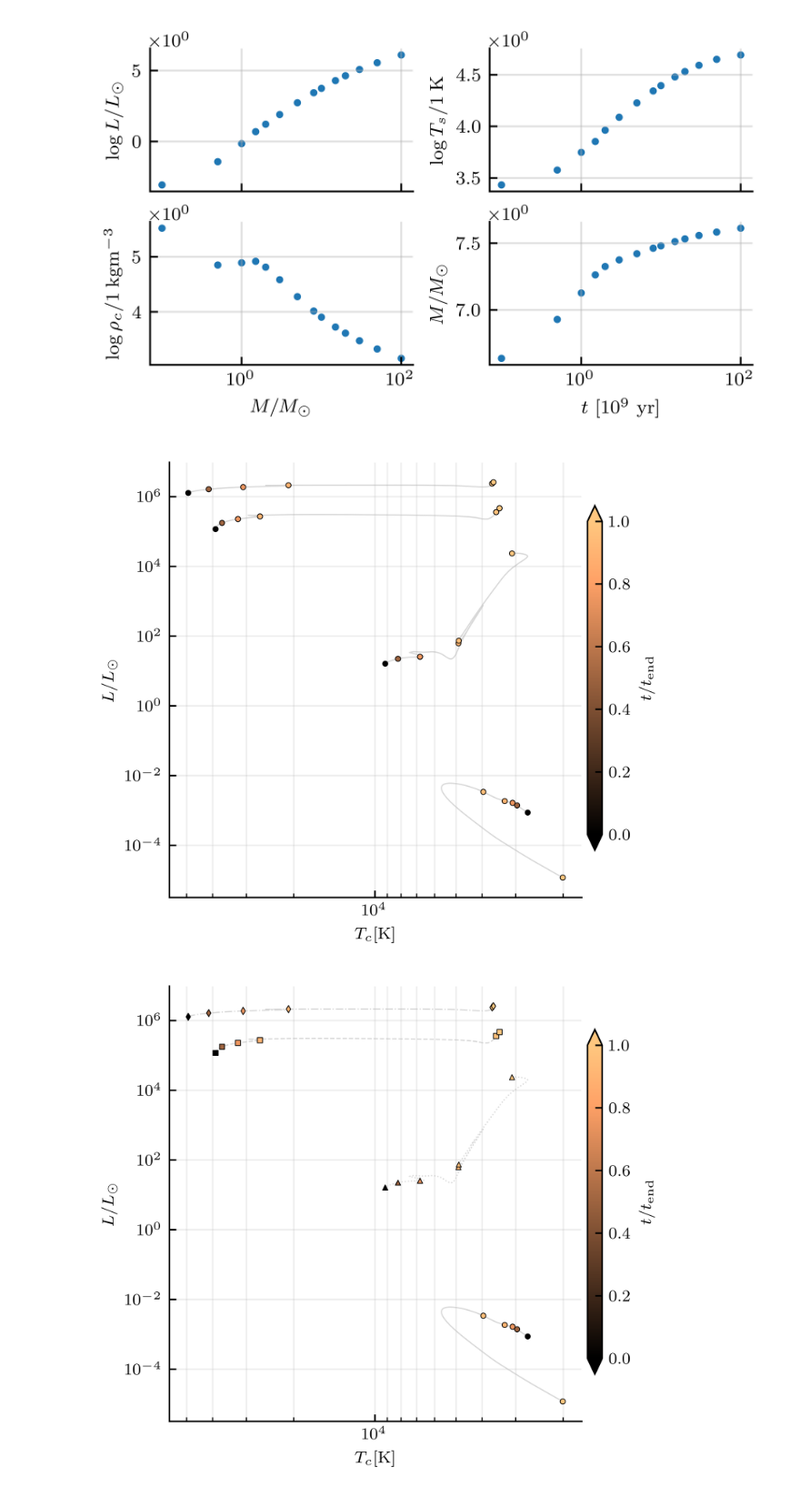
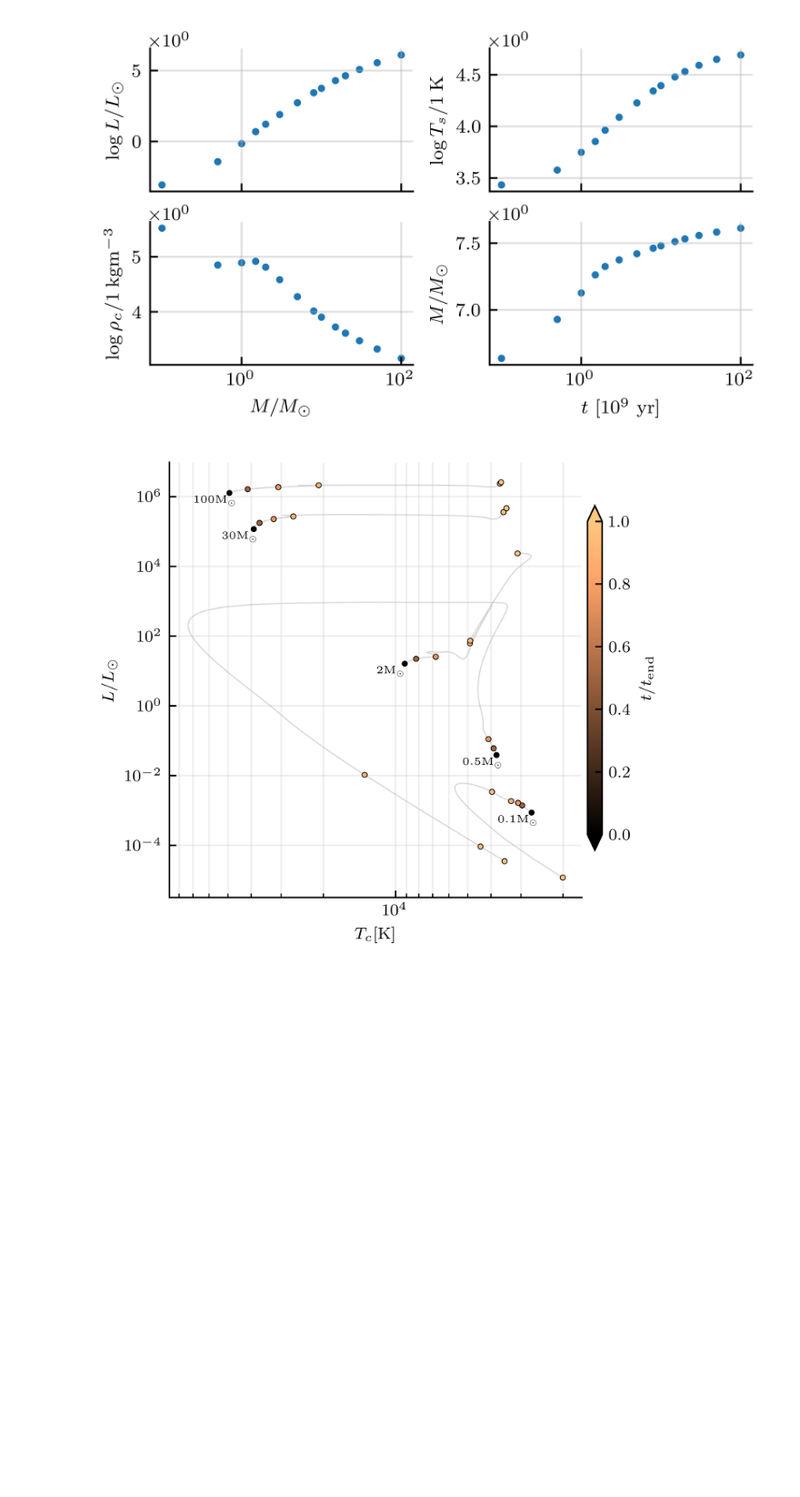
Before and after one commit to JeppJeppsson/Stellar_project, a Jupyter notebook: 3.2.ipynb, the cells around one changed output. Shown at 91% size. Saved outputs shown, nothing was run; the diff lists cells and outputs as text; code cells hidden in the pictures; blank space fills up the shorter version.

```diff
--- a/3.2.ipynb
+++ b/3.2.ipynb
@@ -113,35 +113,34 @@ def HR_plot(masses,time_frac,distinct_styles=False,annotated=False):
 
         ax.scatter(10**df_mass['LogTs'][time_frac_idx],10**df_mass['LogL'][time_frac_idx],
                         s=7, zorder=2, color=color, marker=mark_styles[i%len(mark_styles)],
                         edgecolors='k', linewidth=0.4)
 
         if annotated==True:
             ax.annotate(f'{mass:.3g}'+r'$\mathrm{M_\odot}$',
                         (10**df_mass['LogTs'][0],10**df_mass['LogL'][0]),
                         textcoords="offset points", xytext=(-7,-5), ha='center', fontsize=5.5)
 
 
     ax.set_yscale('log')
     ax.set_xscale('log')
 
     ax.xaxis.set_inverted(True)
 
     ax.set_xlabel(r'$T_c [\mathrm{K}]$')
     ax.set_ylabel(r'$L / L_\odot$')
 
     cbar_ax = fig.add_axes([1., 0.2, 0.03, 0.7])
     cbar = fig.colorbar(cm.ScalarMappable(cmap=cmap, norm=norm), cax=cbar_ax, extend = "both", aspect = 0.8)
     cbar.set_label(r'$t/t_\mathrm{end}$')
 
     ax.grid(which='both', alpha=0.2, visible=True)
 
 time_frac = np.array([0,.50,.75,.90,.95,1]) # Produce snapshots at these fractions of total simulated time
 
-masses2 = np.array([0.1,2,30,100])
+masses2 = np.array([0.1,0.5,2,30,100])
 
-HR_plot(masses2,time_frac)
-HR_plot(masses2,time_frac,distinct_styles=True)
+#HR_plot(masses2,time_frac)
+#HR_plot(masses2,time_frac,distinct_styles=True)
 HR_plot(masses2,time_frac,annotated=True)
 # %% [output]
-[figure, old version]
+[figure, new version]
-[figure, removed]
```
Also changed, not shown: parts of 1 cell of this notebook.
